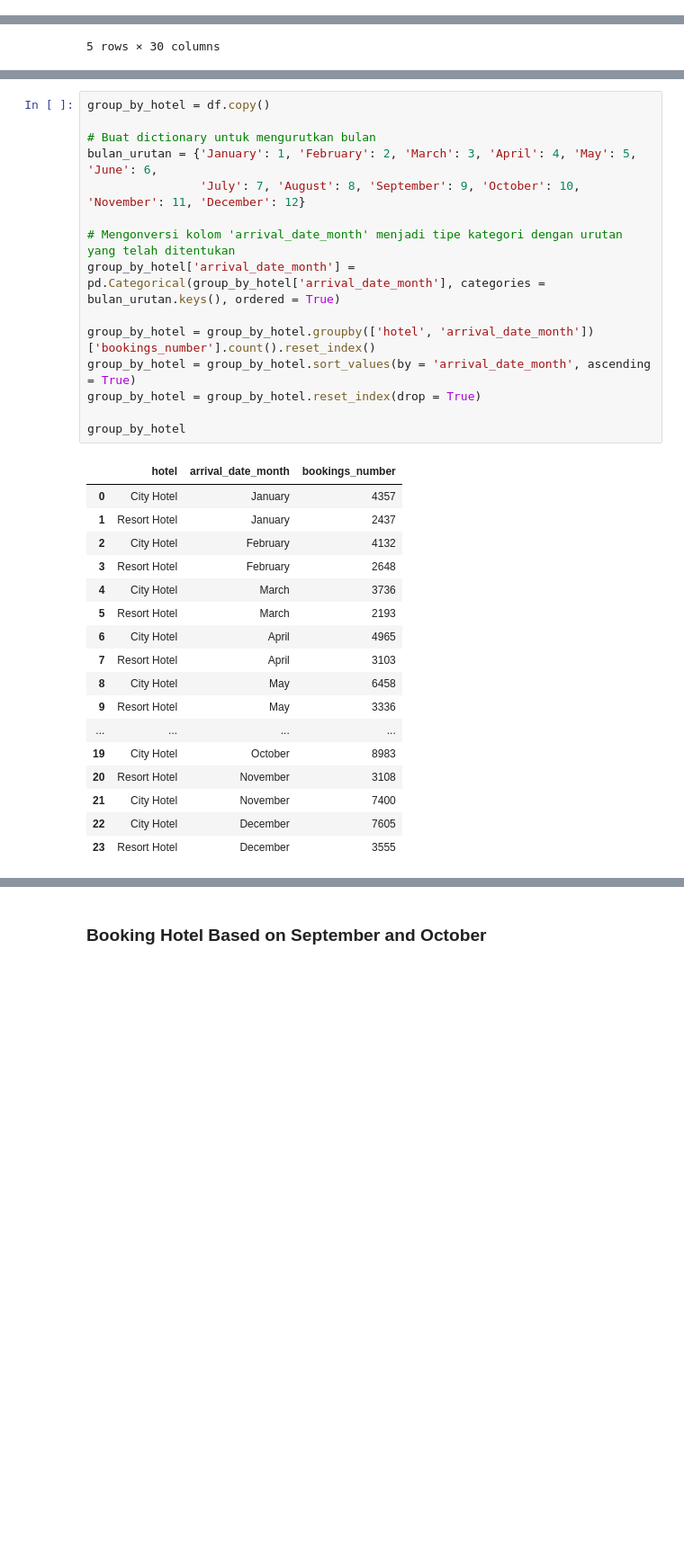
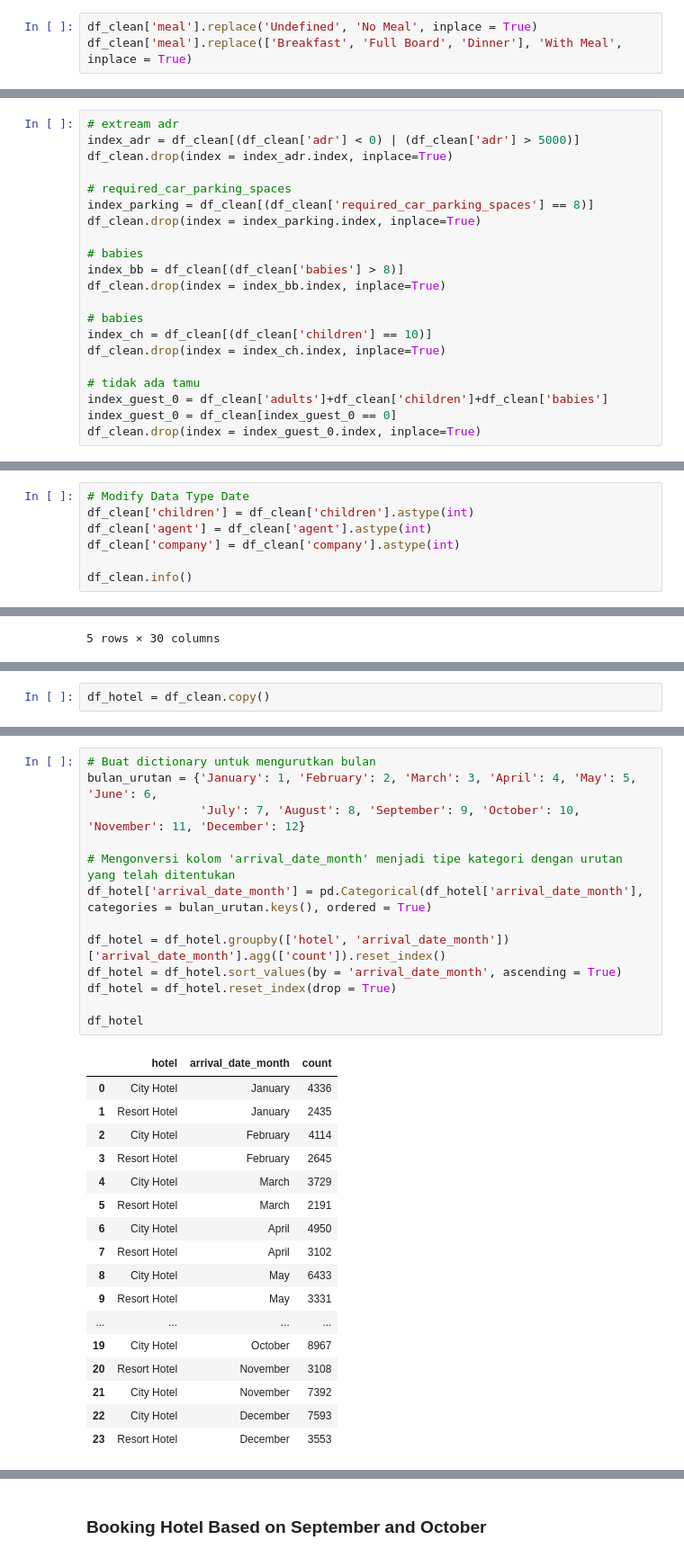
Before and after one commit to Putriarrum/Investigate-Hotel-Business-Bukalapak, a Jupyter notebook: Investigate Hotel Business using Data Visualization at Bukalapak.ipynb, the cells around one changed output, grey strips where cells are left out. Shown at 90% size. Saved outputs shown, nothing was run; the diff lists cells and outputs as text; blank space fills up the shorter version.

```diff
--- a/Investigate Hotel Business using Data Visualization at Bukalapak.ipynb
+++ b/Investigate Hotel Business using Data Visualization at Bukalapak.ipynb
@@ -417,0 +398,3 @@ memory usage: 27.3+ MB
+# %%
+df_clean['meal'].replace('Undefined', 'No Meal', inplace = True)
+df_clean['meal'].replace(['Breakfast', 'Full Board', 'Dinner'], 'With Meal', inplace = True)
@@ -417,0 +407,21 @@ memory usage: 27.3+ MB
+# %%
+# extream adr
+index_adr = df_clean[(df_clean['adr'] < 0) | (df_clean['adr'] > 5000)]
+df_clean.drop(index = index_adr.index, inplace=True)
+
+# required_car_parking_spaces
+index_parking = df_clean[(df_clean['required_car_parking_spaces'] == 8)]
+df_clean.drop(index = index_parking.index, inplace=True)
+
+# babies
+index_bb = df_clean[(df_clean['babies'] > 8)]
+df_clean.drop(index = index_bb.index, inplace=True)
+
+# babies
+index_ch = df_clean[(df_clean['children'] == 10)]
+df_clean.drop(index = index_ch.index, inplace=True)
+
+# tidak ada tamu
+index_guest_0 = df_clean['adults']+df_clean['children']+df_clean['babies']
+index_guest_0 = df_clean[index_guest_0 == 0]
+df_clean.drop(index = index_guest_0.index, inplace=True)
@@ -417,0 +439,7 @@ memory usage: 27.3+ MB
+# %%
+# Modify Data Type Date
+df_clean['children'] = df_clean['children'].astype(int)
+df_clean['agent'] = df_clean['agent'].astype(int)
+df_clean['company'] = df_clean['company'].astype(int)
+
+df_clean.info()
@@ -431,0 +498,2 @@ df.head()
+# %%
+df_hotel = df_clean.copy()
@@ -432,36 +560,34 @@ df.head()
 # %%
-group_by_hotel = df.copy()
-
 # Buat dictionary untuk mengurutkan bulan
 bulan_urutan = {'January': 1, 'February': 2, 'March': 3, 'April': 4, 'May': 5, 'June': 6,
                 'July': 7, 'August': 8, 'September': 9, 'October': 10, 'November': 11, 'December': 12}
 
 # Mengonversi kolom 'arrival_date_month' menjadi tipe kategori dengan urutan yang telah ditentukan
-group_by_hotel['arrival_date_month'] = pd.Categorical(group_by_hotel['arrival_date_month'], categories = bulan_urutan.keys(), ordered = True)
+df_hotel['arrival_date_month'] = pd.Categorical(df_hotel['arrival_date_month'], categories = bulan_urutan.keys(), ordered = True)
 
-group_by_hotel = group_by_hotel.groupby(['hotel', 'arrival_date_month'])['bookings_number'].count().reset_index()
-group_by_hotel = group_by_hotel.sort_values(by = 'arrival_date_month', ascending = True)
-group_by_hotel = group_by_hotel.reset_index(drop = True)
+df_hotel = df_hotel.groupby(['hotel', 'arrival_date_month'])['arrival_date_month'].agg(['count']).reset_index()
+df_hotel = df_hotel.sort_values(by = 'arrival_date_month', ascending = True)
+df_hotel = df_hotel.reset_index(drop = True)
 
-group_by_hotel
+df_hotel
 # %% [output]
-|  | hotel | arrival_date_month | bookings_number |
-| 0 | City Hotel | January | 4357 |
-| 1 | Resort Hotel | January | 2437 |
-| 2 | City Hotel | February | 4132 |
-| 3 | Resort Hotel | February | 2648 |
-| 4 | City Hotel | March | 3736 |
-| 5 | Resort Hotel | March | 2193 |
-| 6 | City Hotel | April | 4965 |
-| 7 | Resort Hotel | April | 3103 |
-| 8 | City Hotel | May | 6458 |
-| 9 | Resort Hotel | May | 3336 |
+|  | hotel | arrival_date_month | count |
+| 0 | City Hotel | January | 4336 |
+| 1 | Resort Hotel | January | 2435 |
+| 2 | City Hotel | February | 4114 |
+| 3 | Resort Hotel | February | 2645 |
+| 4 | City Hotel | March | 3729 |
+| 5 | Resort Hotel | March | 2191 |
+| 6 | City Hotel | April | 4950 |
+| 7 | Resort Hotel | April | 3102 |
+| 8 | City Hotel | May | 6433 |
+| 9 | Resort Hotel | May | 3331 |
 | ... | ... | ... | ... |
-| 19 | City Hotel | October | 8983 |
+| 19 | City Hotel | October | 8967 |
 | 20 | Resort Hotel | November | 3108 |
-| 21 | City Hotel | November | 7400 |
-| 22 | City Hotel | December | 7605 |
-| 23 | Resort Hotel | December | 3555 |
+| 21 | City Hotel | November | 7392 |
+| 22 | City Hotel | December | 7593 |
+| 23 | Resort Hotel | December | 3553 |
 # %%
 # Setting Color Bar Plot
 custom_color = {
```
Also changed, not shown: parts of 70 cells of this notebook.
